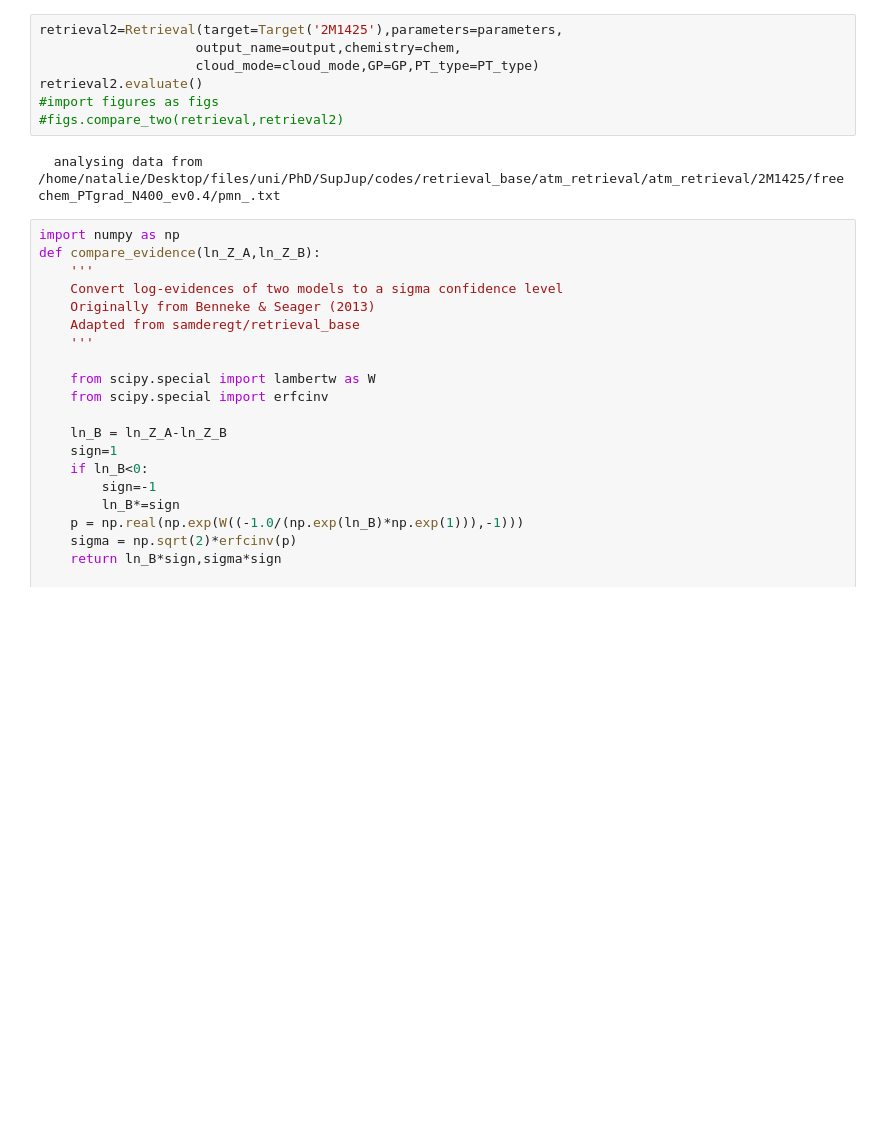
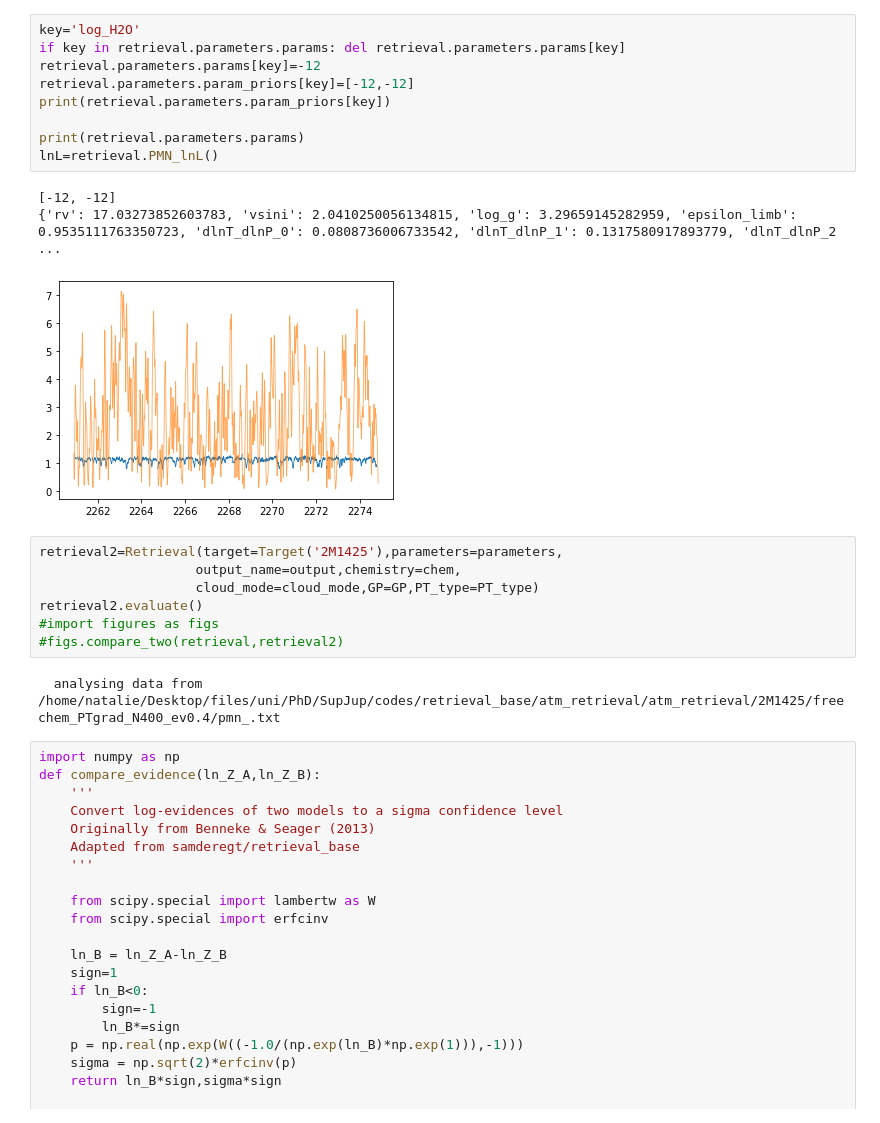
Before and after one commit to NatalieGrasser/atm_retrieval, a Jupyter notebook: atm_retrieval/debugging.ipynb, the cells around one changed output. Drawn from its saved outputs; the diff is of its cells as text; blank space fills up the shorter version.

Commit message:
debugging evidence retrievals

```diff
--- a/atm_retrieval/debugging.ipynb
+++ b/atm_retrieval/debugging.ipynb
@@ -101,3 +99,16 @@ retrieval.evaluate(only_params=only_params,split_corner=False)
+# %%
+key='log_H2O'
+if key in retrieval.parameters.params: del retrieval.parameters.params[key]
+retrieval.parameters.params[key]=-12
+retrieval.parameters.param_priors[key]=[-12,-12]
+print(retrieval.parameters.param_priors[key])
+
+print(retrieval.parameters.params)
+lnL=retrieval.PMN_lnL()
+# %% [output]
+[-12, -12]
+{'rv': 17.03273852603783, 'vsini': 2.0410250056134815, 'log_g': 3.29659145282959, 'epsilon_limb': 0.9535111763350723, 'dlnT_dlnP_0': 0.0808736006733542, 'dlnT_dlnP_1': 0.1317580917893779, 'dlnT_dlnP_2 ...
+[figure, added]
 # %%
 retrieval2=Retrieval(target=Target('2M1425'),parameters=parameters,
                     output_name=output,chemistry=chem,
```
Also changed, not shown: parts of 3 cells of this notebook, 1 other file.
